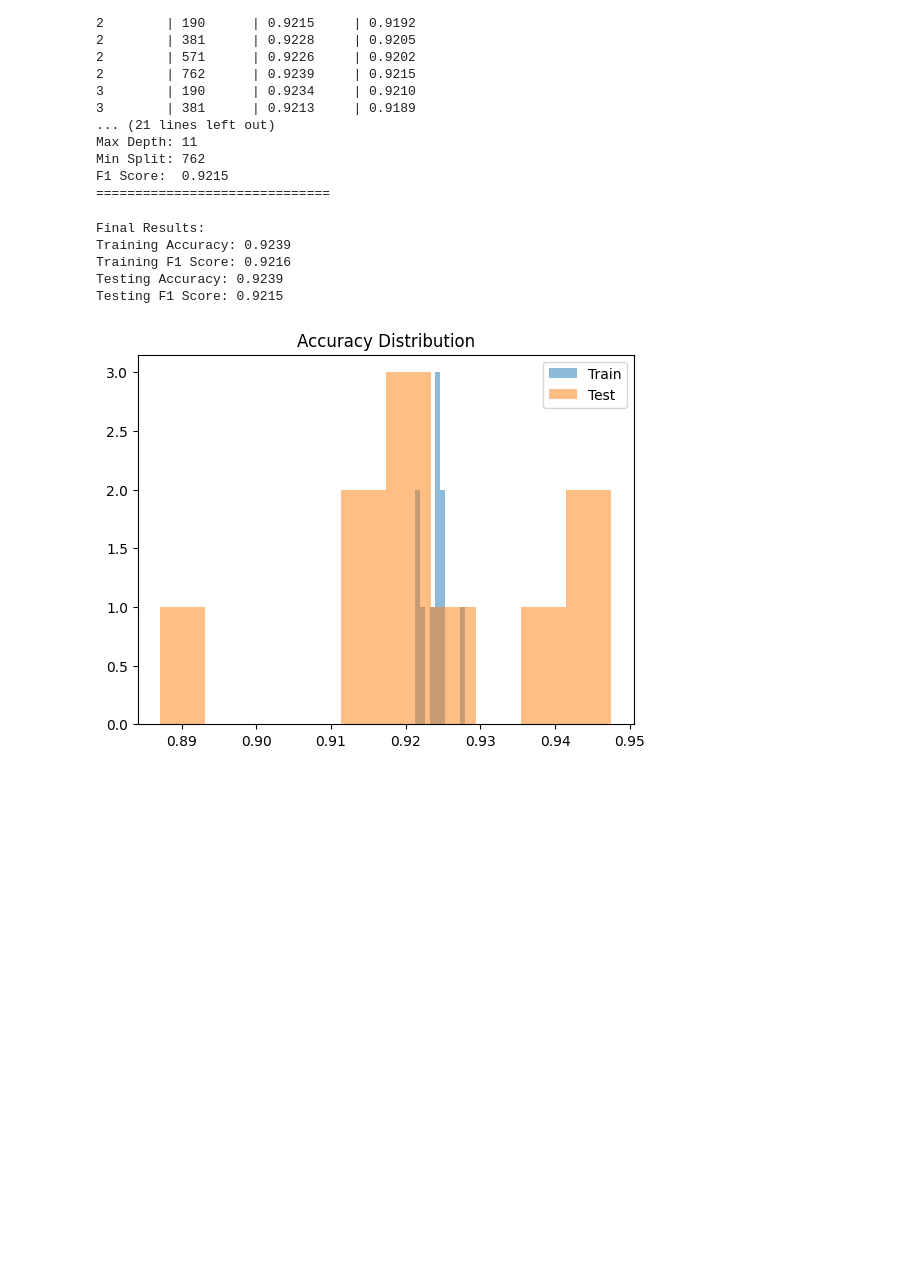
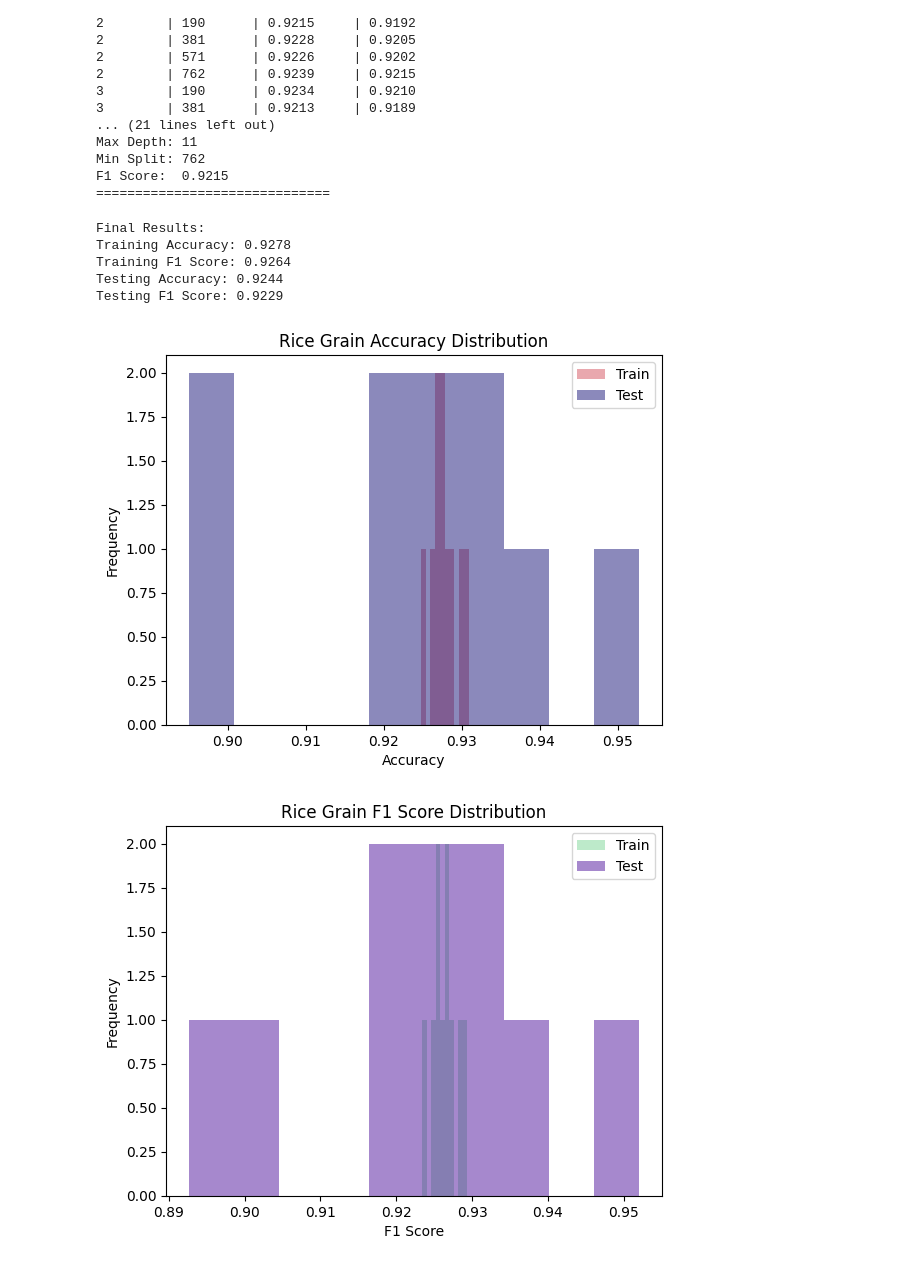
Before and after one commit to 1985lxw/589_final_project, a Jupyter notebook: src/xingwei_nn_dt/decisionTree.ipynb, the cells around one changed output. Drawn from its saved outputs; the diff is of its cells as text; code cells hidden in the pictures; blank space fills up the shorter version.

Commit message:
ran digits on dt, performed so very poorly, edited tex file for formatting and put dt on rice grains
Co-authored-by: Copilot <copilot@github.com>

```diff
--- a/src/xingwei_nn_dt/decisionTree.ipynb
+++ b/src/xingwei_nn_dt/decisionTree.ipynb
@@ -8,10 +8,6 @@ import matplotlib.pyplot as plt
 from sklearn.model_selection import train_test_split
 import math
 from sklearn.preprocessing import MinMaxScaler
-
-rice = "../../res/rice.csv"
-credit = "../../res/credit_approval.csv"
-parkinsons = "../../res/parkinsons.csv"
 
 class Node:
     def __init__(self, attribute=None, label=None, majority=None,
@@ -60,7 +56,11 @@ def preprocess_dataset(df, target_col):
         scaler = MinMaxScaler()
         df[num_cols] = scaler.fit_transform(df[num_cols])
         for col in num_cols:
-            df[col] = pd.qcut(df[col], q=5, labels=False, duplicates='drop')
+            df[col] = df[col].round(2)
+            # quantile binning improves performance for credit and parkinsons,
+            # hurts digits, and does nothing for rice
+            # df[col] = pd.qcut(df[col], q=5, labels=False, duplicates='drop')
+
 
 
     return utils.shuffle(df)
@@ -207,13 +207,15 @@ def run_kfold(df, target_col, k=10, max_depth=None, min_samples_split=2):
 
 
 def tune_decision_tree(df, target_col):
-    # 1. (5%, 10%, 15%, 20%)
+    # (5%, 10%, 15%, 20%)
     num_rows = len(df)
-    split_options = [int(num_rows * p) for p in [0.05, 0.10, 0.15, 0.20]]
-
+    # split_options = [int(num_rows * p) for p in [0.01, 0.03, 0.05, 0.10, 0.15, 0.20]]
+    split_options = [int(num_rows * p) for p in [0.01]]
     num_features = len(df.columns) - 1
-    x = int(math.log2(num_features) + 1)
-    depth_options = sorted(list(set([max(2, x - i) for i in [8, 6, 4, 2, 0, -2, -4, -6, -8]])))
+    # x = int(math.log2(num_features) + 1)
+    # depth_options = sorted(list(set([max(2, x - i) for i in [8, 6, 4, 2, 0, -2, -4, -6, -8]])))
+    x = 20
+    depth_options = sorted(list(set([max(2, x - i) for i in [0, -2, -4, -6,]])))
 
     print(f"Tuning for dataset with {num_rows} rows and {num_features} features.")
     print(f"Testing Depths: {depth_options}")
@@ -226,7 +228,6 @@ def tune_decision_tree(df, target_col):
 
     for d in depth_options:
         for s in split_options:
-            # Reusing your existing run_kfold function
             _, te_acc, _, te_f1 = run_kfold(
                 df,
                 target_col,
@@ -238,7 +239,9 @@ def tune_decision_tree(df, target_col):
             mean_acc = np.mean(te_acc)
             mean_f1 = np.mean(te_f1)
 
+
             print(f"{d:<8} | {s:<8} | {mean_acc:.4f}     | {mean_f1:.4f}")
+
 
             if mean_f1 > best_f1:
                 best_f1 = mean_f1
@@ -314,25 +345,35 @@ Min Split: 762
 F1 Score:  0.9215
 ==============================
 # %%
-rice_df = pd.read_csv(rice)
 tr_acc, te_acc, tr_f1, te_f1 = run_kfold(rice_df, "label", k=10, max_depth=11, min_samples_split=762)
 
 print(f"\nFinal Results:")
 print(f"Training Accuracy: {np.mean(tr_acc):.4f}")
 print(f"Training F1 Score: {np.mean(tr_f1):.4f}")
 print(f"Testing Accuracy: {np.mean(te_acc):.4f}")
 print(f"Testing F1 Score: {np.mean(te_f1):.4f}")
 
-plt.hist(tr_acc, bins=10, alpha=0.5, label='Train')
-plt.hist(te_acc, bins=10, alpha=0.5, label='Test')
+plt.hist(tr_acc, bins=10, alpha=0.5, label='Train', color='#d4535f')
+plt.hist(te_acc, bins=10, alpha=0.5, label='Test', color='#181478')
 plt.legend()
-plt.title("Accuracy Distribution")
+plt.title("Rice Grain Accuracy Distribution")
+plt.xlabel("Accuracy")
+plt.ylabel("Frequency")
 plt.show()
+
+plt.hist(tr_f1, bins=10, alpha=0.5, label='Train', color='#7cd696')
+plt.hist(te_f1, bins=10, alpha=0.5, label='Test', color='#4e139c')
+plt.legend()
+plt.title("Rice Grain F1 Score Distribution")
+plt.xlabel("F1 Score")
+plt.ylabel("Frequency")
+plt.show()
 # %% [output]
 Final Results:
-Training Accuracy: 0.9239
-Training F1 Score: 0.9216
-Testing Accuracy: 0.9239
-Testing F1 Score: 0.9215
+Training Accuracy: 0.9278
+Training F1 Score: 0.9264
+Testing Accuracy: 0.9244
+Testing F1 Score: 0.9229
-[figure, old version]
+[figure, new version]
+[figure, added]
 # %%
```
Also changed, not shown: parts of 8 cells of this notebook, 12 other files.
